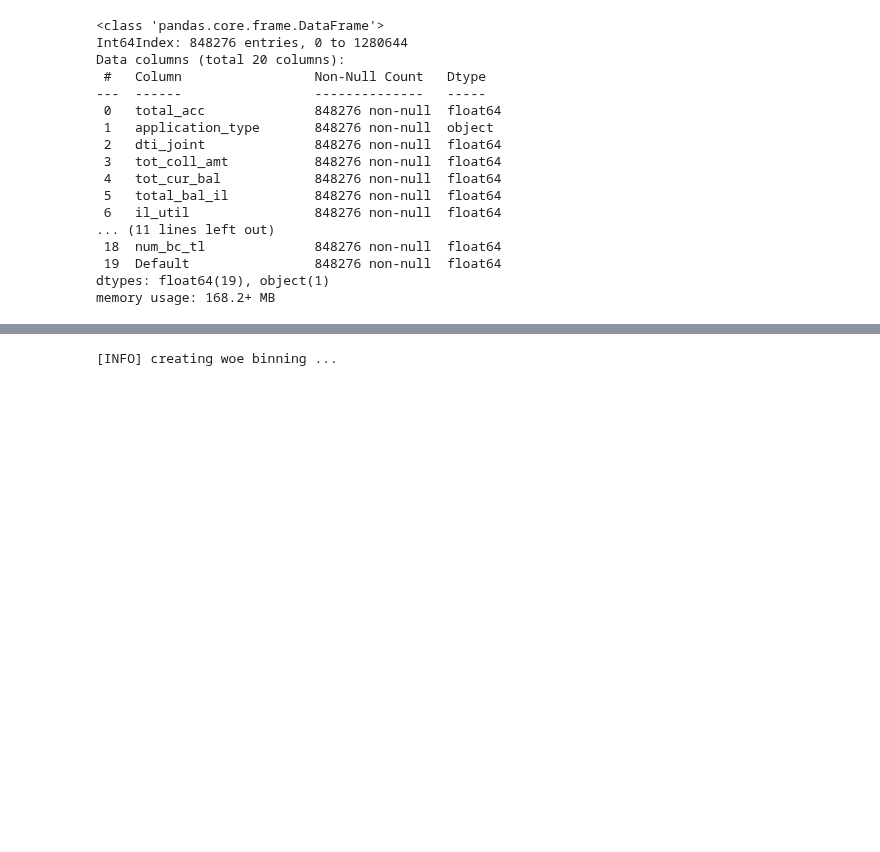
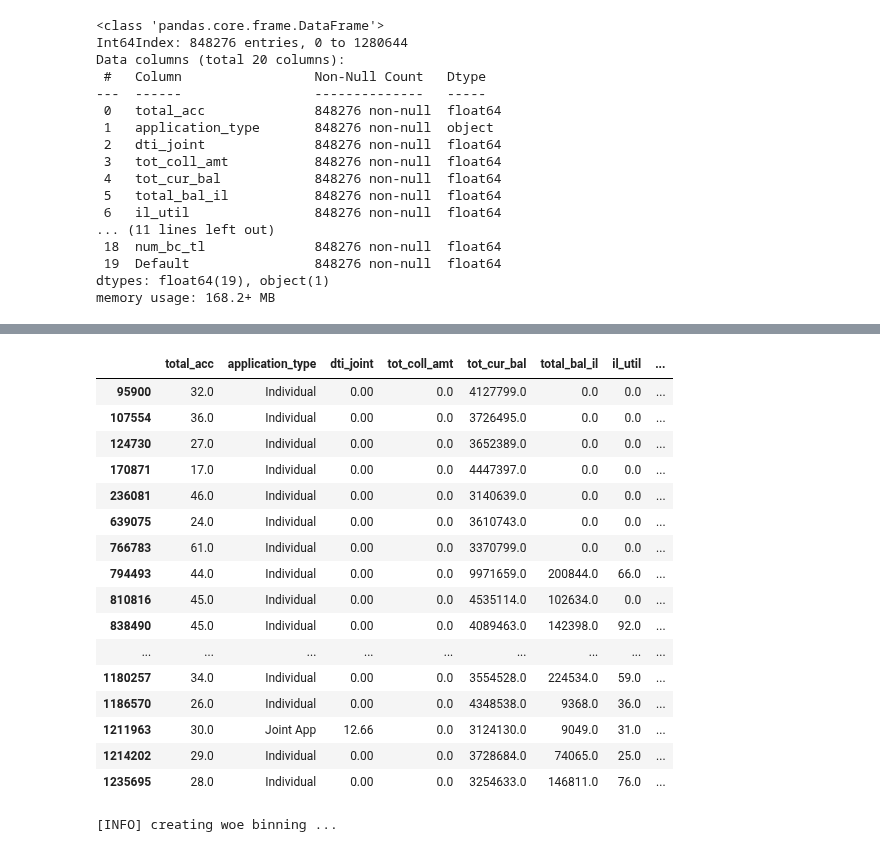
Before and after one commit to preetmodi/Credit-Risk-Analytics, a Jupyter notebook: Woe_calculation_H.ipynb, the cells around one changed output, grey strips where cells are left out. Cells and saved outputs as stored; diff of their text form; code cells hidden in the pictures; blank space fills up the shorter version.

```diff
--- a/Woe_calculation_H.ipynb
+++ b/Woe_calculation_H.ipynb
@@ -121,3 +178,23 @@ train_mid_19.describe()
+# %%
+train_mid_19.loc[train_mid_19["tot_cur_bal"]>3077815,:]
+# %% [output]
+|  | total_acc | application_type | dti_joint | tot_coll_amt | tot_cur_bal | total_bal_il | il_util | ... |
+| 95900 | 32.0 | Individual | 0.00 | 0.0 | 4127799.0 | 0.0 | 0.0 | ... |
+| 107554 | 36.0 | Individual | 0.00 | 0.0 | 3726495.0 | 0.0 | 0.0 | ... |
+| 124730 | 27.0 | Individual | 0.00 | 0.0 | 3652389.0 | 0.0 | 0.0 | ... |
+| 170871 | 17.0 | Individual | 0.00 | 0.0 | 4447397.0 | 0.0 | 0.0 | ... |
+| 236081 | 46.0 | Individual | 0.00 | 0.0 | 3140639.0 | 0.0 | 0.0 | ... |
+| 639075 | 24.0 | Individual | 0.00 | 0.0 | 3610743.0 | 0.0 | 0.0 | ... |
+| 766783 | 61.0 | Individual | 0.00 | 0.0 | 3370799.0 | 0.0 | 0.0 | ... |
+| 794493 | 44.0 | Individual | 0.00 | 0.0 | 9971659.0 | 200844.0 | 66.0 | ... |
+| 810816 | 45.0 | Individual | 0.00 | 0.0 | 4535114.0 | 102634.0 | 0.0 | ... |
+| 838490 | 45.0 | Individual | 0.00 | 0.0 | 4089463.0 | 142398.0 | 92.0 | ... |
+| ... | ... | ... | ... | ... | ... | ... | ... | ... |
+| 1180257 | 34.0 | Individual | 0.00 | 0.0 | 3554528.0 | 224534.0 | 59.0 | ... |
+| 1186570 | 26.0 | Individual | 0.00 | 0.0 | 4348538.0 | 9368.0 | 36.0 | ... |
+| 1211963 | 30.0 | Joint App | 12.66 | 0.0 | 3124130.0 | 9049.0 | 31.0 | ... |
+| 1214202 | 29.0 | Individual | 0.00 | 0.0 | 3728684.0 | 74065.0 | 25.0 | ... |
+| 1235695 | 28.0 | Individual | 0.00 | 0.0 | 3254633.0 | 146811.0 | 76.0 | ... |
 # %%
 bins = sc.woebin(train_mid_19.iloc[:, np.r_[7:20]], y = 'Default',
                 min_perc_fine_bin=0.01, # How many bins to cut initially into
```
Also changed, not shown: parts of 4 cells of this notebook.
